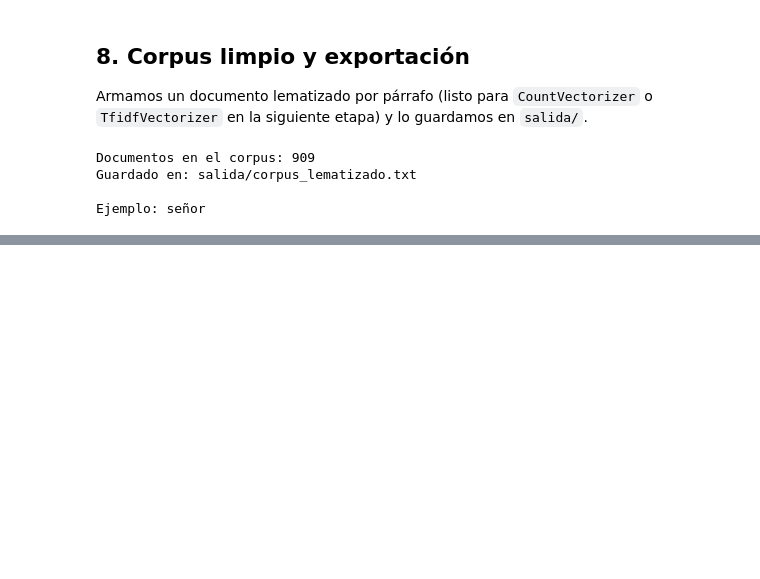
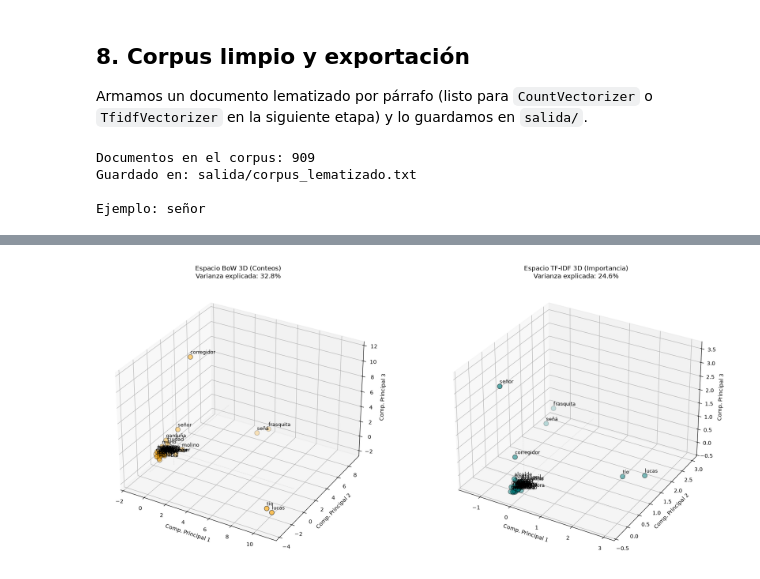
Before and after one commit to guychomendoza/nlp-limpieza-libro, a Jupyter notebook: limpieza_libro.ipynb, the cells around one changed output, grey strips where cells are left out. Saved outputs shown, nothing was run; the diff lists cells and outputs as text; code cells hidden in the pictures; blank space fills up the shorter version.

```diff
--- a/limpieza_libro.ipynb
+++ b/limpieza_libro.ipynb
@@ -313,0 +411,19 @@ Ejemplo: señor
+# %%
+tfidf_vectorizer = TfidfVectorizer()
+X_tfidf = tfidf_vectorizer.fit_transform(corpus_oraciones)
+vocab_tfidf = tfidf_vectorizer.get_feature_names_out()
+assert (vocab_tfidf == vocab_bow).all()  # same tokenization, same columns
+
+df_idf = pd.DataFrame({
+    "Lema": vocab_tfidf,
+    "Frecuencia": np.asarray(X_bow.sum(axis=0)).ravel(),
+    "Oraciones": np.asarray((X_bow > 0).sum(axis=0)).ravel(),
+    "IDF": tfidf_vectorizer.idf_.round(2),
+})
+
+print(f"Matriz TF-IDF: {X_tfidf.shape[0]:,} x {X_tfidf.shape[1]:,}")
+print(f"IDF mínimo: {df_idf.IDF.min()} | IDF máximo: {df_idf.IDF.max()}")
+print("\n--- Palabras más frecuentes (IDF más bajo) ---")
+print(df_idf.sort_values("Frecuencia", ascending=False).head(10).to_string(index=False))
+print("\n--- Palabras con 5+ apariciones pero en pocas oraciones (IDF más alto) ---")
+print(df_idf[df_idf.Frecuencia >= 5].sort_values("IDF", ascending=False).head(10).to_string(index=False))
@@ -314,3 +546,48 @@ Ejemplo: señor
+# %%
+N_PALABRAS = 40
+
+
+def graficar_palabras_3d(ax, matriz, vocabulario, titulo, color_puntos):
+    # 1. Transpose: rows = words, columns = sentences (contexts)
+    matriz_palabras = matriz.T
+
+    # 2. PCA down to 3 dimensions
+    pca = PCA(n_components=3)
+    coords = pca.fit_transform(matriz_palabras.toarray())
+    x, y, z = coords[:, 0], coords[:, 1], coords[:, 2]
+
+    # 3. 3D scatter, with labels floating slightly above each point
+    ax.scatter(x, y, z, c=color_puntos, s=80, edgecolors="k", alpha=0.8, depthshade=True)
+    desfase = 0.03 * (z.max() - z.min())
+    for i, palabra in enumerate(vocabulario):
+        ax.text(x[i], y[i], z[i] + desfase, palabra, fontsize=9)
+
+    varianza = 100 * pca.explained_variance_ratio_.sum()
+    ax.set_title(f"{titulo}\nVarianza explicada: {varianza:.1f}%")
+    ax.set_xlabel("Comp. Principal 1")
+    ax.set_ylabel("Comp. Principal 2")
+    ax.set_zlabel("Comp. Principal 3")
+
+    # Reference lines through the origin
+    ax.plot([0, 0], [0, 0], [z.min(), z.max()], c="grey", ls="--", lw=0.5, alpha=0.3)
+    ax.plot([x.min(), x.max()], [0, 0], [0, 0], c="grey", ls="--", lw=0.5, alpha=0.3)
+    ax.plot([0, 0], [y.min(), y.max()], [0, 0], c="grey", ls="--", lw=0.5, alpha=0.3)
+
+
+# Columns of the N most frequent words (same order in both matrices)
+top = df_idf.sort_values("Frecuencia", ascending=False).index[:N_PALABRAS]
+
+fig = plt.figure(figsize=(18, 8))
+ax1 = fig.add_subplot(121, projection="3d")
+graficar_palabras_3d(ax1, X_bow[:, top], vocab_bow[top], "Espacio BoW 3D (Conteos)", "orange")
+ax2 = fig.add_subplot(122, projection="3d")
+graficar_palabras_3d(ax2, X_tfidf[:, top], vocab_tfidf[top], "Espacio TF-IDF 3D (Importancia)", "teal")
+
+plt.tight_layout()
+fig.savefig(CARPETA_SALIDA / "espacio_vectorial_3d.png", dpi=120)
+plt.show()
+# %% [output]
+[figure, added]
 # %% [markdown]
 ## Conclusiones
 
```
Also changed, not shown: parts of 13 cells of this notebook, 3 other files.
